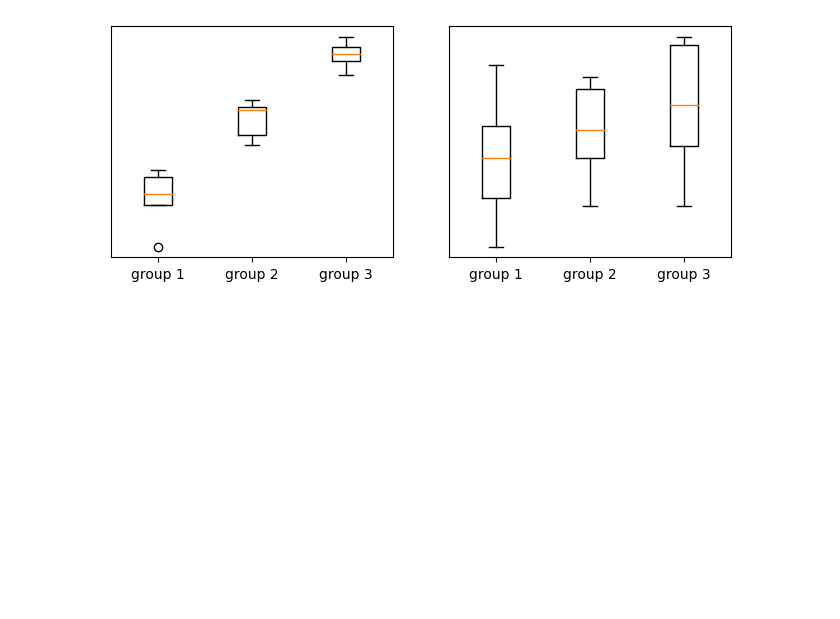
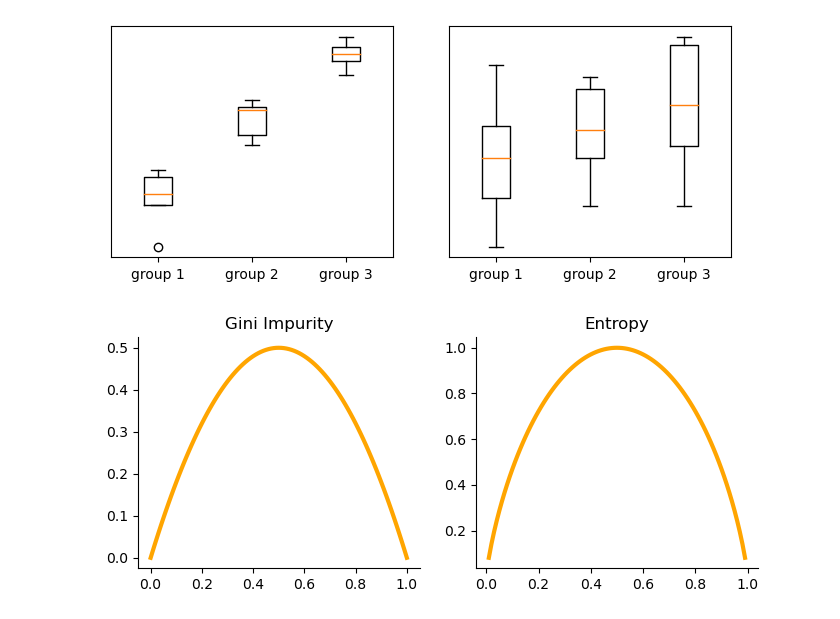
Before and after one commit to froukje/datamapu, a Jupyter notebook: notebooks/plots.ipynb, the cells around one changed output. Saved outputs shown, nothing was run; the diff lists cells and outputs as text; code cells hidden in the pictures; blank space fills up the shorter version.

```diff
--- a/notebooks/plots.ipynb
+++ b/notebooks/plots.ipynb
@@ -128,3 +128,18 @@ ax[1].set_yticks([])
 plt.savefig('anova.png', transparent=True);
 # %% [output]
 [figure]
+# %%
+fig, ax = plt.subplots(1, 2, figsize=(8,3))
+x = np.arange(0,1.01,0.01)
+y1 = 1 - (x*x) - (1-x)*(1-x)
+y2 = - (x*np.log2(x)) - (1-x)*np.log2(1-x)
+
+ax[0].plot(x,y1,color='orange',linewidth=3.0)
+ax[0].spines[['right', 'top']].set_visible(False)
+ax[0].set_title('Gini Impurity')
+ax[1].plot(x,y2,color='orange',linewidth=3.0)
+ax[1].spines[['right', 'top']].set_visible(False)
+ax[1].set_title('Entropy');
+plt.savefig('impurity_entropy.png', transparent=True)
+# %% [output]
+[figure, added]
```
Also changed, not shown: 7 other files.
